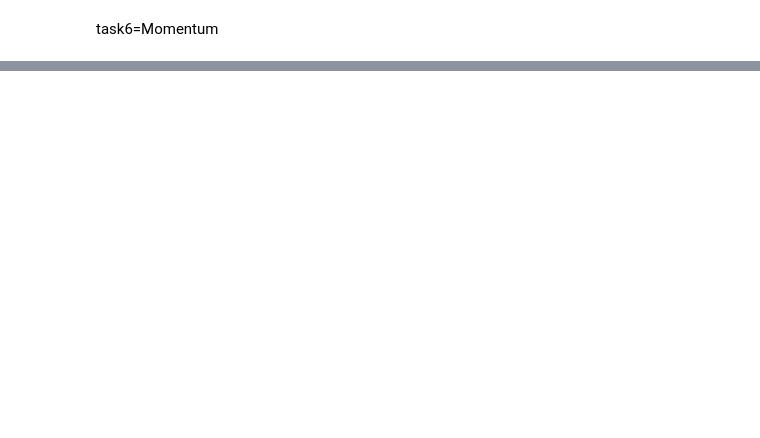
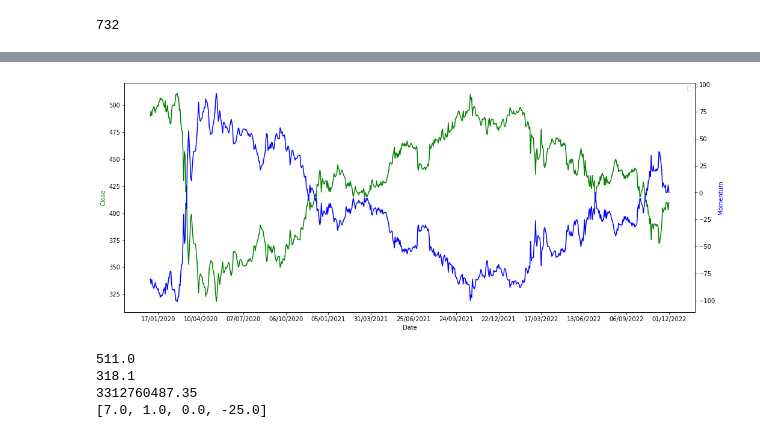
Before and after one commit to samir-jabbar/Analyzing-the-Casablanca-Stock-Exchange-data-project, a Jupyter notebook: projetpy.ipynb, the cells around one changed output, grey strips where cells are left out. Saved outputs shown, nothing was run; the diff lists cells and outputs as text; code cells hidden in the pictures; blank space fills up the shorter version.

```diff
--- a/projetpy.ipynb
+++ b/projetpy.ipynb
@@ -215,2 +38,0 @@ print(attijary.max_volume())
-# %% [markdown]
-task6=Momentum
@@ -219,0 +39,64 @@ df['SEANCE']=pd.to_datetime(df['SEANCE'],format='%d/%m/%Y')
+# %%
+df[::-1].shape[0]
+# %% [output]
+732
+# %%
+import matplotlib.pyplot as plt
+import numpy as np
+class Stock:
+    def __init__(self, name, csv_file):
+        self.name = name
+        self.data = pd.read_csv(csv_file).iloc[::-1]
+    def plot(self):
+        plt.rcParams['figure.figsize'] = [17, 7]
+        fig, ax1 = plt.subplots()
+        ax2 = ax1.twinx()
+        ax1.plot(self.data['Séance'], self.data['COURS_CLOTURE'], 'g-')
+        ax2.plot(self.data['Séance'], self.data['VOLUME'], 'b-')
+        ax1.set_xlabel('Date')
+        ax1.set_ylabel('Close', color='g')
+        ax2.set_ylabel('Volume', color='b')
+        l = self.data.shape[0]
+        plt.xticks(self.data.index[::60])
+        plt.legend()
+        #plt.show()
+    def max_value(self):
+        return self.data['COURS_CLOTURE'].max()
+    def min_value(self):
+        return self.data['COURS_CLOTURE'].min()
+    def max_volume(self):
+        return self.data['VOLUME'].max()
+    def max_quantite(self):
+        return self.data['QUANTITE_ECHANGE'].max()
+    def momentum(self,N):
+      M=[self.data.iloc[-1]["COURS_CLOTURE"] - self.data.iloc[-(n+1)]["COURS_CLOTURE"] for n in N]
+      return M
+    def calculate_sma_for_n(self, n_values):
+        for n in n_values:
+            self.data["SMA_" + str(n)] = self.data["COURS_CLOTURE"].rolling(window=n).mean()
+            print("SMA for N =", n)
+            print(self.data["SMA_" + str(n)])
+    def visualize(self):
+      l=self.data.shape[0]
+      M=self.momentum(range(l-1,-1,-1))
+      plt.rcParams['figure.figsize'] = [17, 7]
+      fig, ax1 = plt.subplots()
+      ax2 = ax1.twinx()
+      ax1.plot(self.data['Séance'], self.data['COURS_CLOTURE'], 'g-')
+      ax2.plot(self.data['Séance'], M, 'b-')
+      ax1.set_xlabel('Date')
+      ax1.set_ylabel('Close', color='g')
+      ax2.set_ylabel('Momentum', color='b')
+      l = self.data.shape[0]
+      plt.xticks(self.data.index[::60])
+      plt.legend()
+      plt.show()
+#objet stock
+attijary = Stock('attijary', 'datanew.csv')
+attijary.visualize()
+#attijary.plot()
+print(attijary.max_value())
+print(attijary.min_value())
+print(attijary.max_volume())
+print(attijary.momentum([1,2,3,60]))
+# %% [output]
@@ -219,0 +104,5 @@ df['SEANCE']=pd.to_datetime(df['SEANCE'],format='%d/%m/%Y')
+[figure, added]
+511.0
+318.1
+3312760487.35
+[7.0, 1.0, 0.0, -25.0]
```
Also changed, not shown: parts of 18 cells of this notebook.
